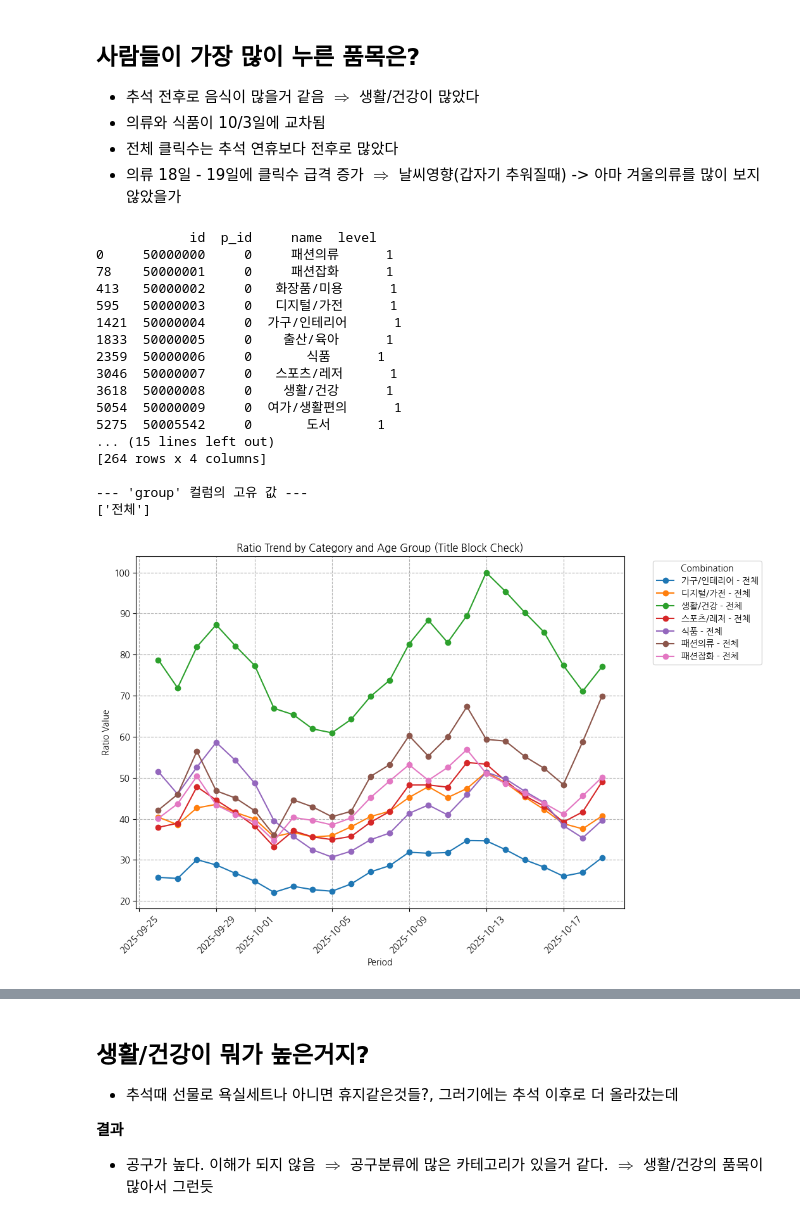
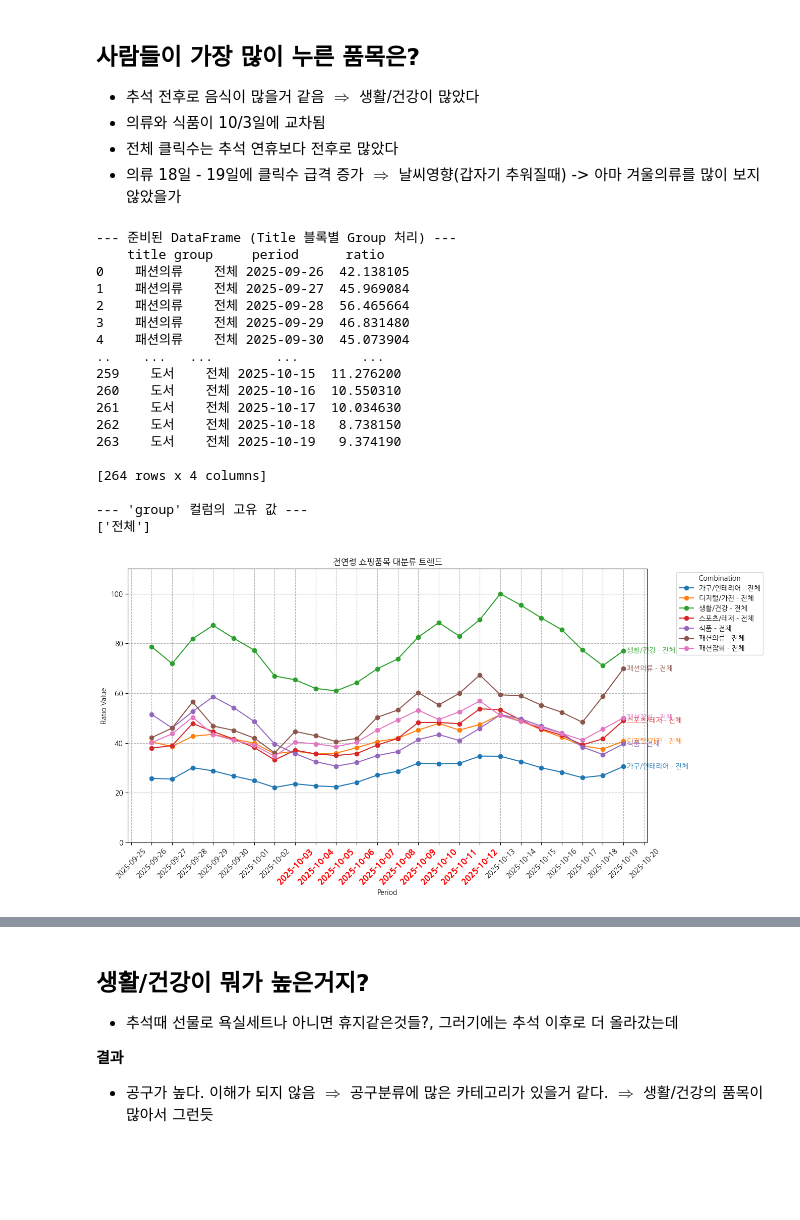
Before and after one commit to addinedu-ros-11th/eda-repo-2, a Jupyter notebook: ShoppingList/visualization.ipynb, the cells around one changed output, grey strips where cells are left out. Saved outputs shown, nothing was run; the diff lists cells and outputs as text; code cells hidden in the pictures; blank space fills up the shorter version.

```diff
--- a/ShoppingList/visualization.ipynb
+++ b/ShoppingList/visualization.ipynb
@@ -8,16 +0,0 @@ import os
-# %%
-current_dir = os.getcwd()
-#print(current_dir)
-dotenv_path = os.path.join(current_dir, '.env')
-load_dotenv(dotenv_path=dotenv_path)
-client_id = os.getenv("NAVER_CLIENT_ID")
-client_secret = os.getenv("NAVER_CLIENT_SECRET")
-
-categroy_json = pd.read_json('output/naverCategoryTable.json')
-df_category = pd.DataFrame(categroy_json)
-food = df_category[df_category['p_id'] == 50000006] # 음식 카테고리
-b = food[['id','name']].to_dict('tight')
-to_be_found = np.array(b['data'])
-test_category_list = napi.listToCategoryDict(to_be_found)
-print(test_category_list)
-res = napi.createTrendData(client_id, client_secret, test_category_list, "2025-10-02", "2025-10-09")
@@ -26,8 +0,0 @@ res = napi.createTrendData(client_id, client_secret, test_category_list, "2025-1
-# %%
-with open('output/res_temp.json', 'w', encoding='utf-8') as f:
-            json.dump(res, f, ensure_ascii=False, indent=4)
-# %%
-with open('output/res_temp.json', 'r', encoding='utf-8') as f:
-    data = json.load(f)
-datalist=data['datalist']
-data
@@ -69,9 +0,0 @@ import koreanize_matplotlib
-# %%
-
-plt.figure(figsize=(15,7))
-for i, title in enumerate(data_title):
-    if max(data_ratio[i]) > 30:
-        plt.plot(data_period[i], data_ratio[i], label=title)
-plt.legend(loc='lower right')
-plt.title('추석연휴간 쇼핑클릭 추이')
-plt.show()
@@ -265,25 +173,27 @@ def draw_shopping_plot(search_cat, startdate, enddate, threshold=30, gender:str=
 - 의류 18일 - 19일에 클릭수 급격 증가 $\Rightarrow$ 날씨영향(갑자기 추워질때) -> 아마 겨울의류를 많이 보지 않았을가
 # %%
 
-search_cat = df_category[(df_category['level'] == 1) & (df_category['name'] != '면세점')]
-print(search_cat)
-draw_shopping_plot(search_cat, "2025-09-26", "2025-10-19")
+search_cat = df_category[(df_category['level'] == 1) & (df_category['name'] != '면세점')].copy()
+#print(search_cat)
+#res_ageAll = draw_shopping_plot(search_cat, "2025-09-26", "2025-10-19", output='output/res_ageAll.json')
+res_ageAll = draw_shopping_plot('output/res_ageAll.json', "2025-09-26", "2025-10-19", title = '전연령 쇼핑품목 대분류 트렌드')
 # %% [output]
-            id  p_id     name  level
-0     50000000     0     패션의류      1
-78    50000001     0     패션잡화      1
-413   50000002     0   화장품/미용      1
-595   50000003     0   디지털/가전      1
-1421  50000004     0  가구/인테리어      1
-1833  50000005     0    출산/육아      1
-2359  50000006     0       식품      1
-3046  50000007     0   스포츠/레저      1
-3618  50000008     0    생활/건강      1
-5054  50000009     0  여가/생활편의      1
-5275  50005542     0       도서      1
-... (15 lines left out)
+--- 준비된 DataFrame (Title 블록별 Group 처리) ---
+    title group     period      ratio
+0    패션의류    전체 2025-09-26  42.138105
+1    패션의류    전체 2025-09-27  45.969084
+2    패션의류    전체 2025-09-28  56.465664
+3    패션의류    전체 2025-09-29  46.831480
+4    패션의류    전체 2025-09-30  45.073904
+..    ...   ...        ...        ...
+259    도서    전체 2025-10-15  11.276200
+260    도서    전체 2025-10-16  10.550310
+261    도서    전체 2025-10-17  10.034630
+262    도서    전체 2025-10-18   8.738150
+263    도서    전체 2025-10-19   9.374190
+
 [264 rows x 4 columns]
 
 --- 'group' 컬럼의 고유 값 ---
 ['전체']
-[figure, old version]
+[figure, new version]
```
Also changed, not shown: parts of 10 cells of this notebook, 8 other files.
